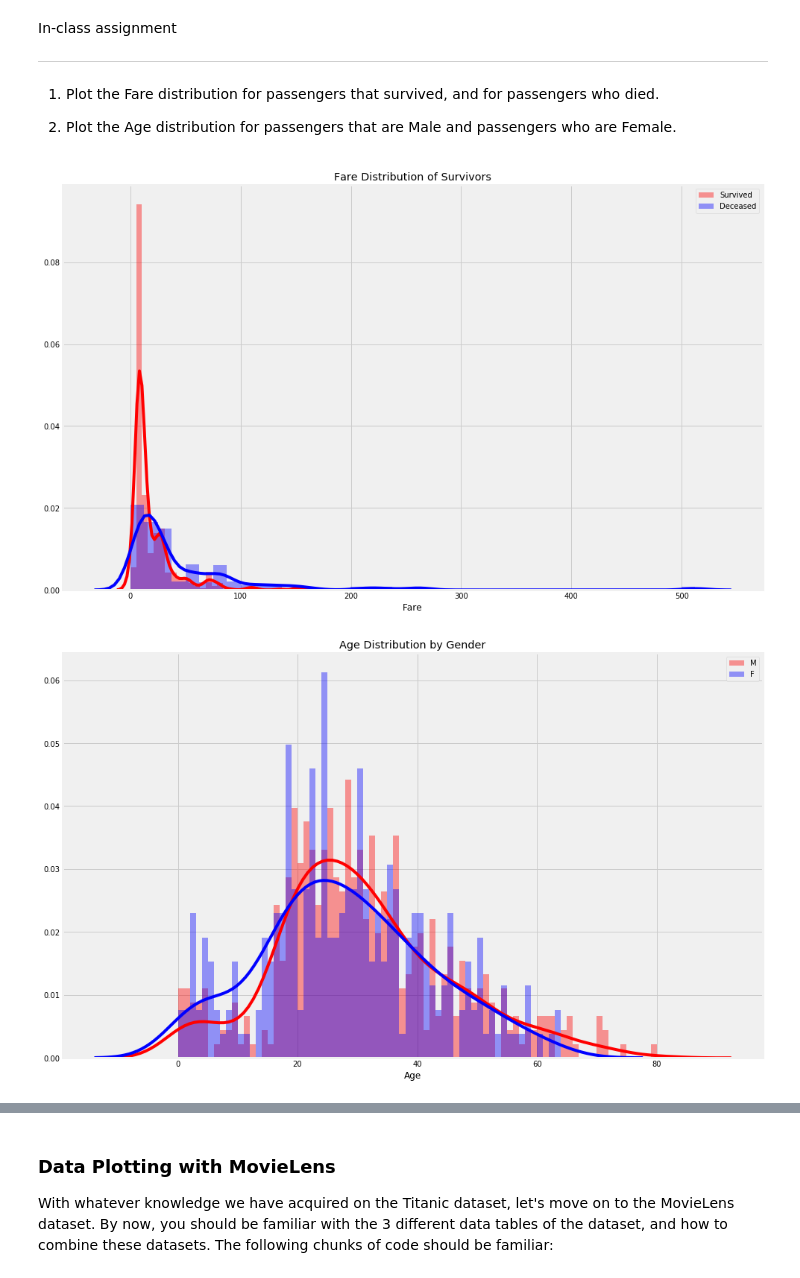
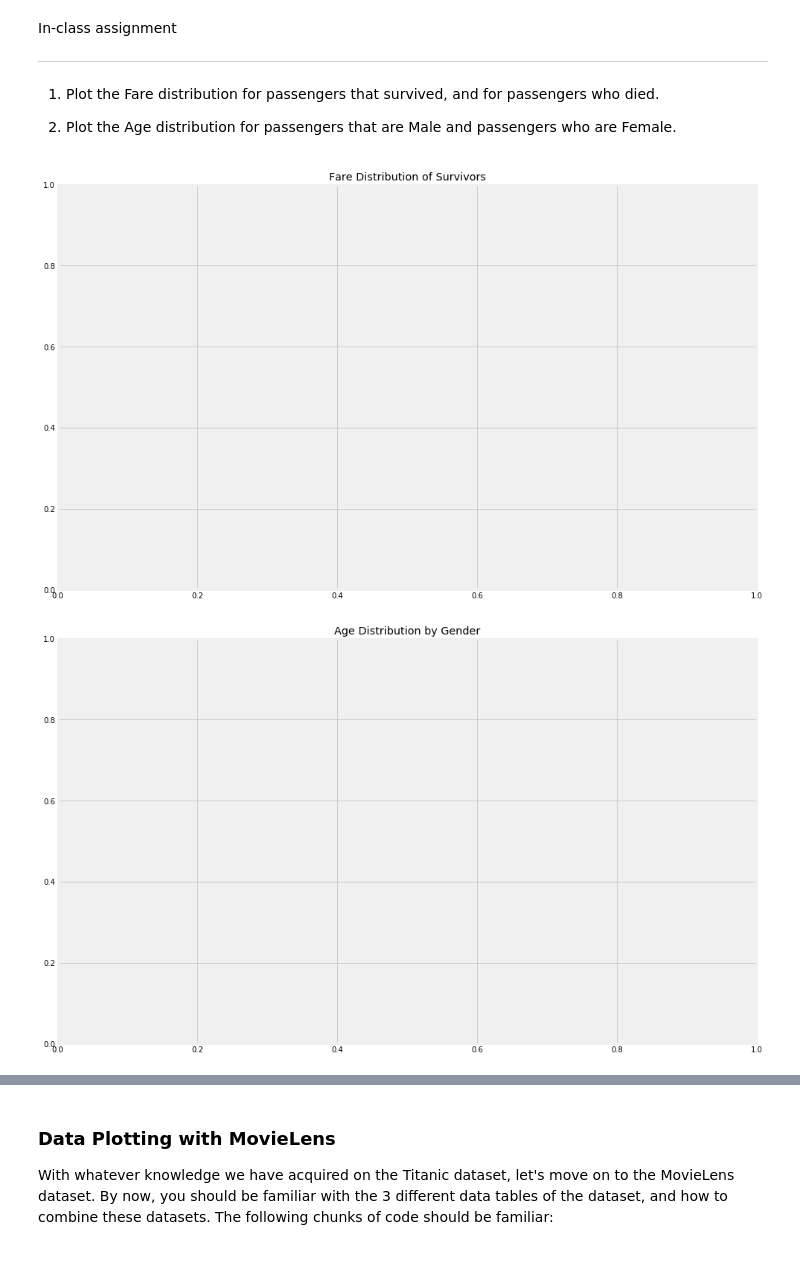
Before and after one commit to ngbolin/PythonProgrammingWorkshop, a Jupyter notebook: SMUMSE_ProgWorkshop_Lesson4.ipynb, the cells around one changed output, grey strips where cells are left out. Saved outputs shown, nothing was run; the diff lists cells and outputs as text; code cells hidden in the pictures.

```diff
--- a/SMUMSE_ProgWorkshop_Lesson4.ipynb
+++ b/SMUMSE_ProgWorkshop_Lesson4.ipynb
@@ -247,34 +251,31 @@ ___
 
 1. Plot the Age distribution for passengers that are Male and passengers who are Female.
 # %%
+plt.figure(figsize=(15, 10))
 ## Your code here
-plt.figure(figsize=(15, 10))
-sns.distplot(dat[dat.Survived == 0].Fare.dropna(), color = 'red', label="Survived")
-sns.distplot(dat[dat.Survived == 1].Fare.dropna(), color = 'blue', label="Deceased")
+
 
 # Sets "x" limits, "y" limits and title of the plot
+# plt.xlim([-100, 600])
 # plt.ylim([0, 0.1])
-# plt.xlim([-100, 600])
 plt.legend(loc='upper right')
 plt.title('Fare Distribution of Survivors')
 plt.show()
 # %% [output]
-[figure, old version]
+[figure, new version]
 # %%
+plt.figure(figsize=(15, 10))
 ## Your code here
-## Your code here
-plt.figure(figsize=(15, 10))
-sns.distplot(dat[dat.Sex == 'male'].Age.dropna(), bins=range(0, 81, 1), color = 'red', label="M")
-sns.distplot(dat[dat.Sex == 'female'].Age.dropna(), bins=range(0, 81, 1), color = 'blue', label="F")
 
 # Sets "x" limits, "y" limits and title of the plot
+# plt.xlim([-10, 100])
 # plt.ylim([0, 0.1])
-# plt.xlim([-10, 100])
+
 plt.legend(loc='upper right')
 plt.title('Age Distribution by Gender')
 plt.show()
 # %% [output]
-[figure, old version]
+[figure, new version]
 # %% [markdown]
 #### Violin Plots: Conditional Relationship between Categorical and Numerical Variables
 
```
Also changed, not shown: parts of 38 cells of this notebook.
